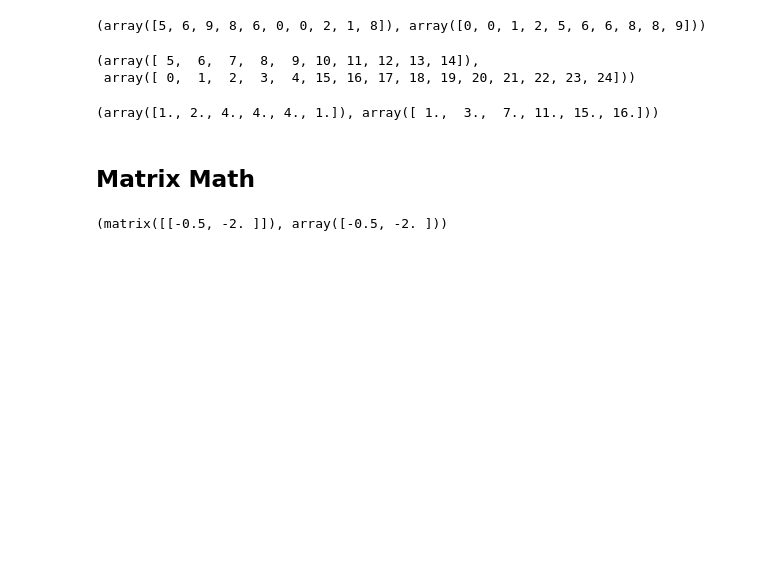
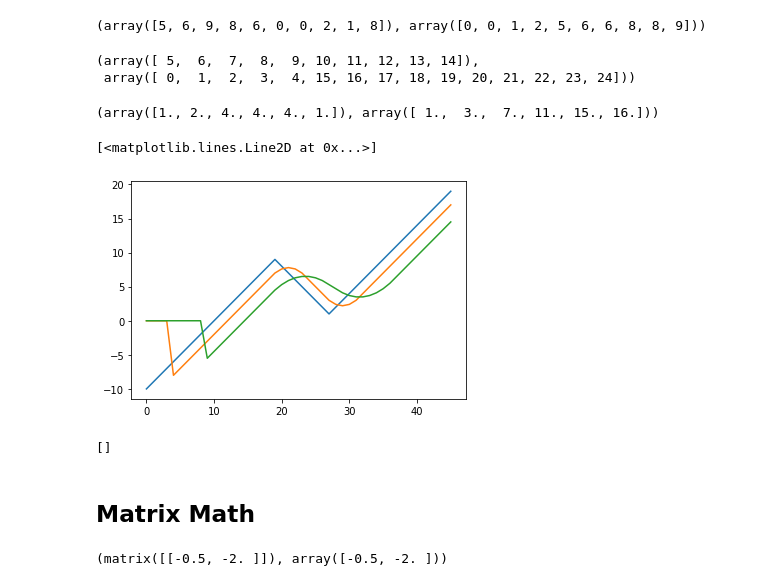
Before and after one commit to fireofearth/document, a Jupyter notebook: python/doc.numpy.ipynb, the cells around one changed output. Saved outputs shown, nothing was run; the diff lists cells and outputs as text; code cells hidden in the pictures; blank space fills up the shorter version.

Commit message:
python

```diff
--- a/python/doc.numpy.ipynb
+++ b/python/doc.numpy.ipynb
@@ -1350,6 +1350,38 @@ np.set_printoptions(precision=3)
 consecutive_points_distances(points), cumulative_points_distances(points)
 # %% [output]
 (array([1., 2., 4., 4., 4., 1.]), array([ 1.,  3.,  7., 11., 15., 16.]))
+# %%
+# Moving average
+# Based on
+# https://stackoverflow.com/questions/14313510/how-to-calculate-rolling-moving-average-using-python-numpy-scipy
+
+def moving_average(a, n=3) :
+    ret = np.cumsum(a, dtype=float)
+    ret[n:] = ret[n:] - ret[:-n]
+    return ret[n - 1:] / n
+
+def f(a, n):
+    """Zero out beginning of last axis"""
+    pad_width = [(0, 0) for _ in range(a.ndim - 1)] + [(n, 0)]
+    return np.pad(a, pad_width, mode='constant', constant_values=0)
+
+a = np.concatenate((
+    np.arange(-10, 10),
+    np.flip(np.arange(1, 9)),
+    np.arange(2, 20)
+))
+fig = plt.figure()
+ax = fig.add_subplot(111)
+ax.plot(a)
+ax.plot(f(moving_average(a, n=5), 4))
+ax.plot(f(moving_average(a, n=10), 9))
+# %% [output]
+[<matplotlib.lines.Line2D at 0x...>]
+[figure, added]
+# %%
+[*range(0)]
+# %% [output]
+[]
 # %% [markdown]
 ## Matrix Math
 # %%
```
Also changed, not shown: 14 other files.
